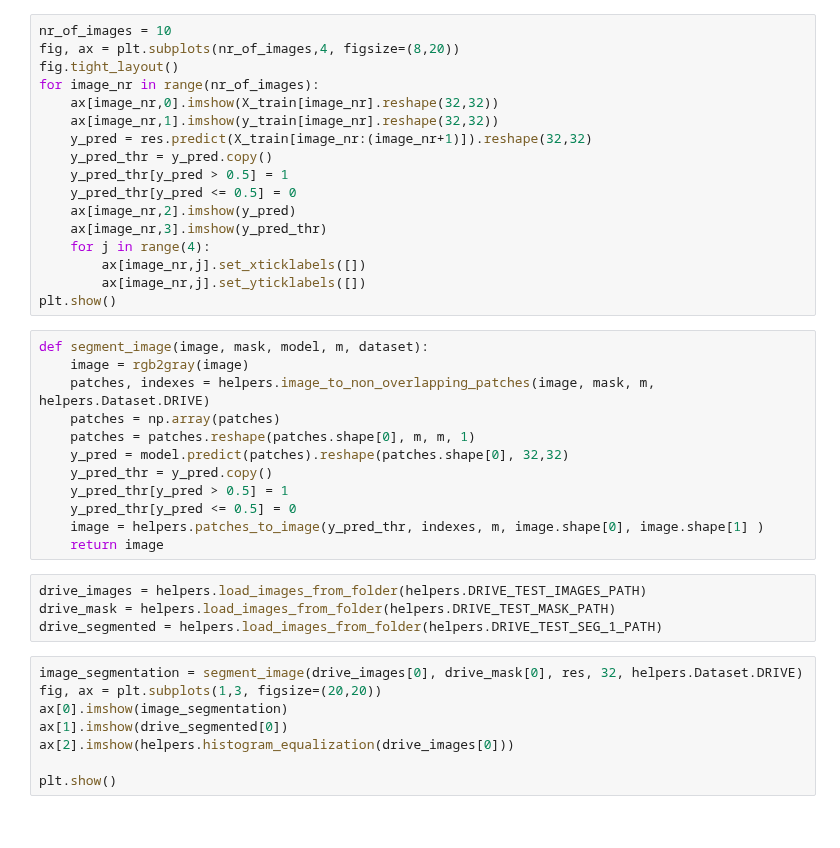
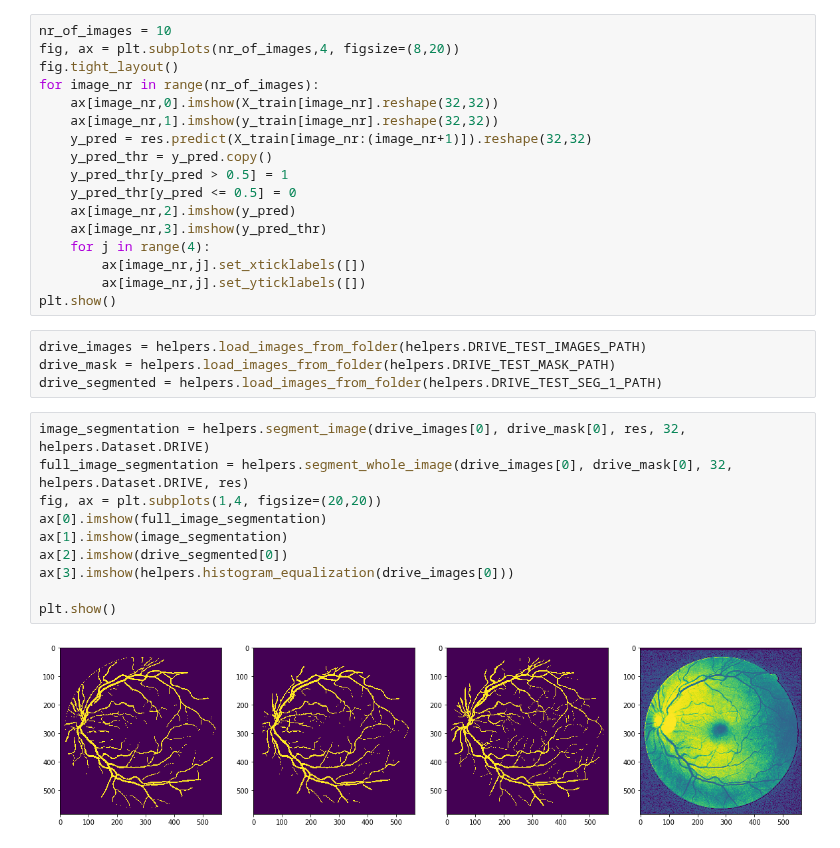
Before and after one commit to mlazic95/-retinal-blood-vessel-segmentation, a Jupyter notebook: src/semantic-segmentation-network.ipynb, the cells around one changed output. Drawn from its saved outputs; the diff is of its cells as text.

Commit message:
add function for full image segmentation

```diff
--- a/src/semantic-segmentation-network.ipynb
+++ b/src/semantic-segmentation-network.ipynb
@@ -387,27 +405,19 @@ for image_nr in range(nr_of_images):
         ax[image_nr,j].set_xticklabels([])
         ax[image_nr,j].set_yticklabels([])
 plt.show()
-# %%
-def segment_image(image, mask, model, m, dataset):
-    image = rgb2gray(image)
-    patches, indexes = helpers.image_to_non_overlapping_patches(image, mask, m, helpers.Dataset.DRIVE)
-    patches = np.array(patches)
-    patches = patches.reshape(patches.shape[0], m, m, 1)
-    y_pred = model.predict(patches).reshape(patches.shape[0], 32,32)
-    y_pred_thr = y_pred.copy()
-    y_pred_thr[y_pred > 0.5] = 1
-    y_pred_thr[y_pred <= 0.5] = 0
-    image = helpers.patches_to_image(y_pred_thr, indexes, m, image.shape[0], image.shape[1] )
-    return image
 # %%
 drive_images = helpers.load_images_from_folder(helpers.DRIVE_TEST_IMAGES_PATH)
 drive_mask = helpers.load_images_from_folder(helpers.DRIVE_TEST_MASK_PATH)
 drive_segmented = helpers.load_images_from_folder(helpers.DRIVE_TEST_SEG_1_PATH)
 # %%
-image_segmentation = segment_image(drive_images[0], drive_mask[0], res, 32, helpers.Dataset.DRIVE)
-fig, ax = plt.subplots(1,3, figsize=(20,20))
-ax[0].imshow(image_segmentation)
-ax[1].imshow(drive_segmented[0])
-ax[2].imshow(helpers.histogram_equalization(drive_images[0]))
+image_segmentation = helpers.segment_image(drive_images[0], drive_mask[0], res, 32, helpers.Dataset.DRIVE)
+full_image_segmentation = helpers.segment_whole_image(drive_images[0], drive_mask[0], 32, helpers.Dataset.DRIVE, res)
+fig, ax = plt.subplots(1,4, figsize=(20,20))
+ax[0].imshow(full_image_segmentation)
+ax[1].imshow(image_segmentation)
+ax[2].imshow(drive_segmented[0])
+ax[3].imshow(helpers.histogram_equalization(drive_images[0]))
 
 plt.show()
+# %% [output]
+[figure, added]
```
Also changed, not shown: parts of 2 cells of this notebook, 1 other file.
